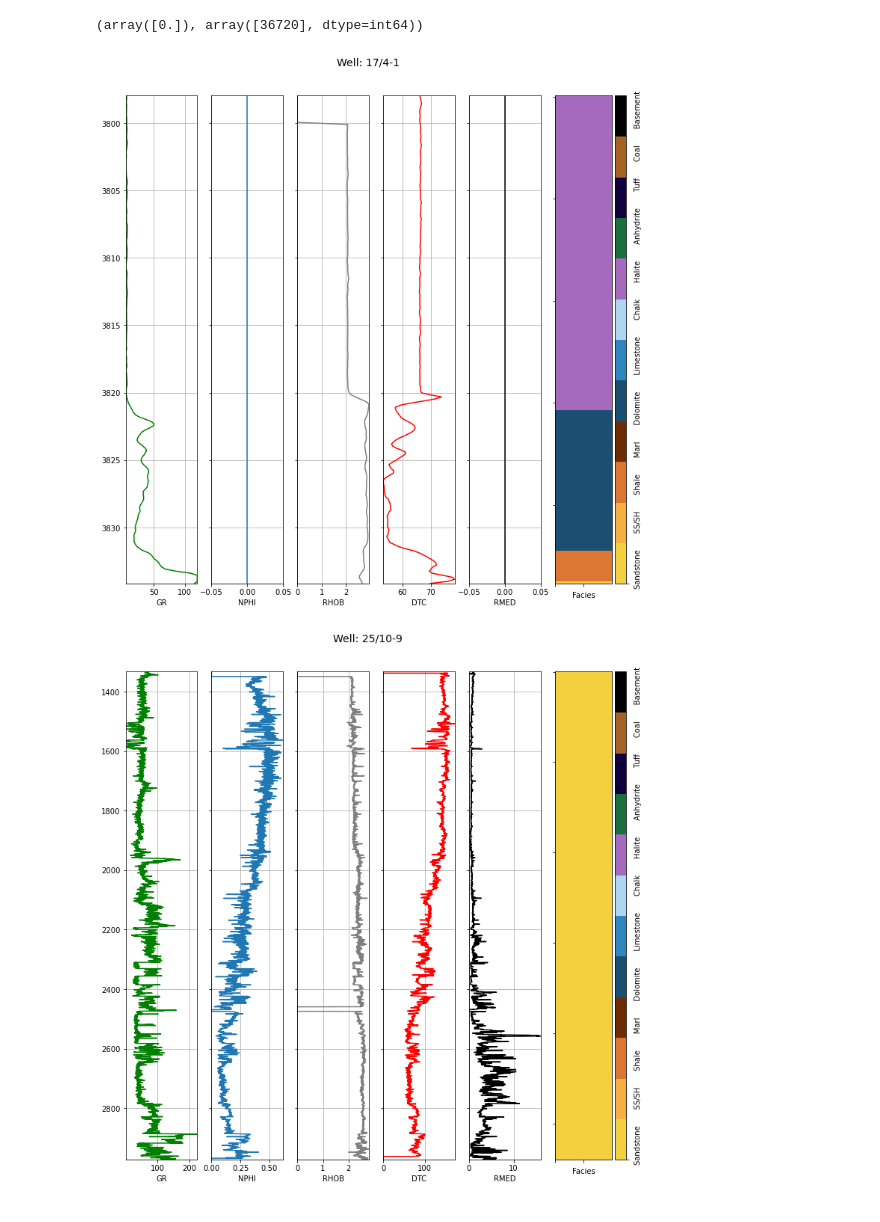
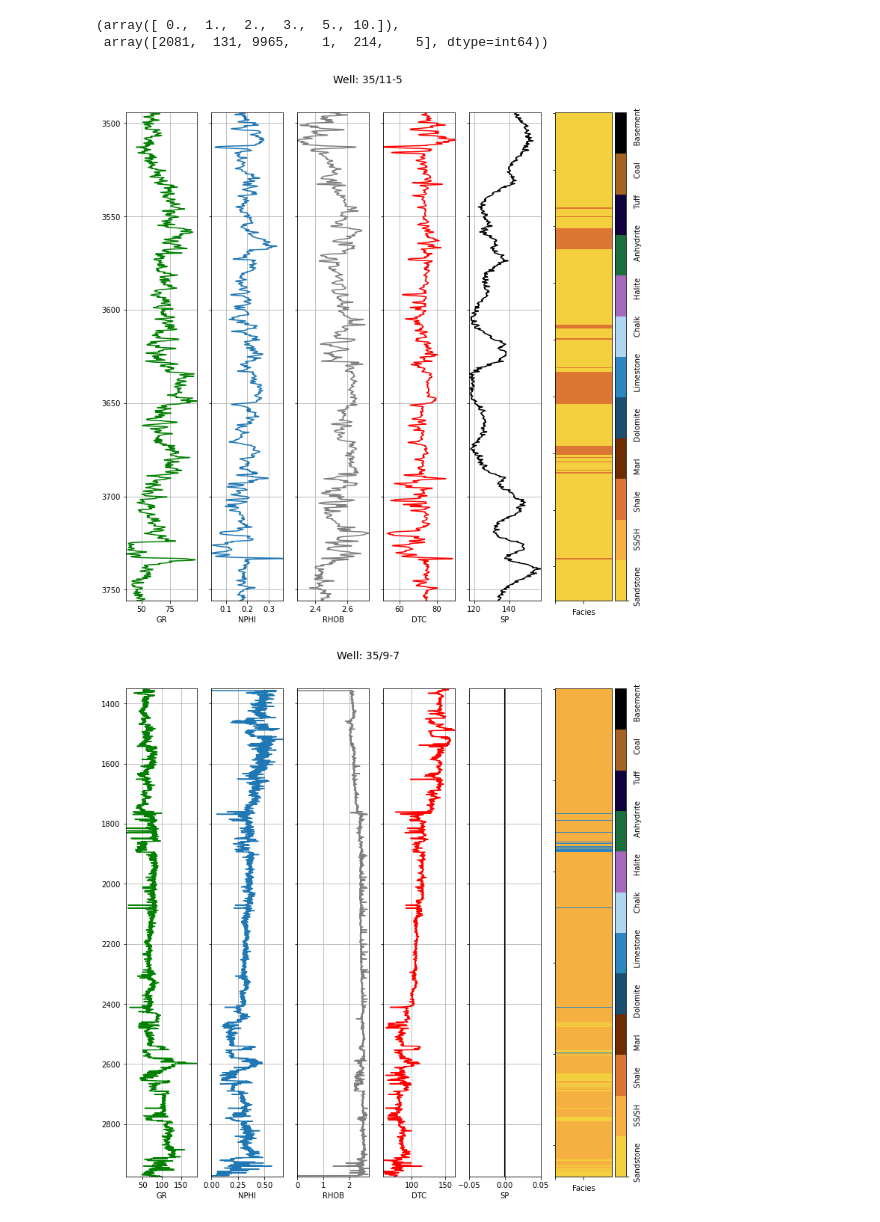
Before and after one commit to olawaleibrahim/beta-tests, a Jupyter notebook: petroeval/Lithofacies_Train_Test_Example.ipynb, the cells around one changed output. Saved outputs shown, nothing was run; the diff lists cells and outputs as text; code cells hidden in the pictures.

```diff
--- a/petroeval/Lithofacies_Train_Test_Example.ipynb
+++ b/petroeval/Lithofacies_Train_Test_Example.ipynb
@@ -28,4 +28,4 @@ df['FORCE_2020_LITHOFACIES_LITHOLOGY'] = df.FORCE_2020_LITHOFACIES_LITHOLOGY.map
 facies = pds.DataHandlers(df, 'FORCE_2020_LITHOFACIES_LITHOLOGY')
 df1 = facies.set_mnemonics()
 # %%
-facies = pds.PredictLabels(df1, 'DEPTH_MD')
+facies = pds.PredictLabels(df1)
@@ -92,10 +94,11 @@ predictions = facies.predict(model=model, test_df=test_features)
 # %%
 np.unique(predictions, return_counts=True)
 # %% [output]
-(array([0.]), array([36720], dtype=int64))
+(array([ 0.,  1.,  2.,  3.,  5., 10.]),
+ array([2081,  131, 9965,    1,  214,    5], dtype=int64))
 # %%
-facies.plot_lithofacies(df1[50000:], predictions, log1='GR', log2='NPHI',
-                        log3='RHOB', log4='DTC', log5='RMED', depth_col='DEPTH_MD')
+facies.plot_lithofacies(df1[110000:], predictions, log1='GR', log2='NPHI',
+                        log3='RHOB', log4='DTC', log5='SP', depth_col='DEPTH_MD')
 # %% [output]
-[figure, old version]
+[figure, new version]
-[figure, old version]
+[figure, new version]
```
Also changed, not shown: parts of 11 cells of this notebook, 2 other files.
